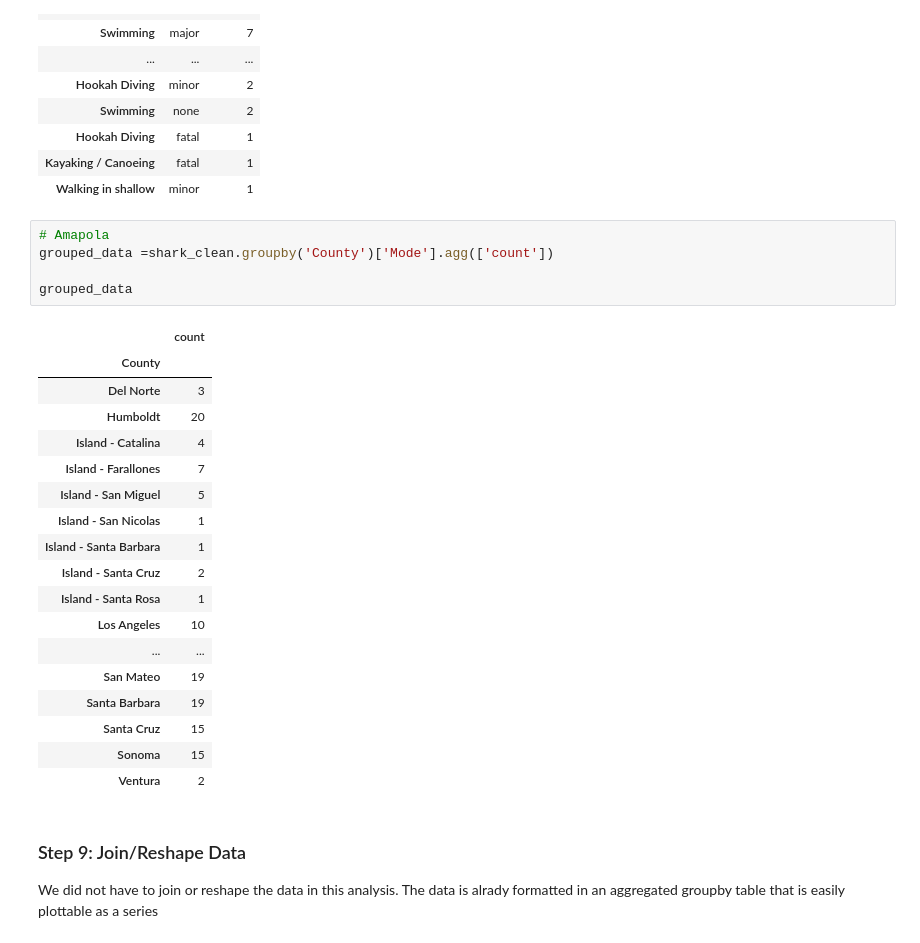
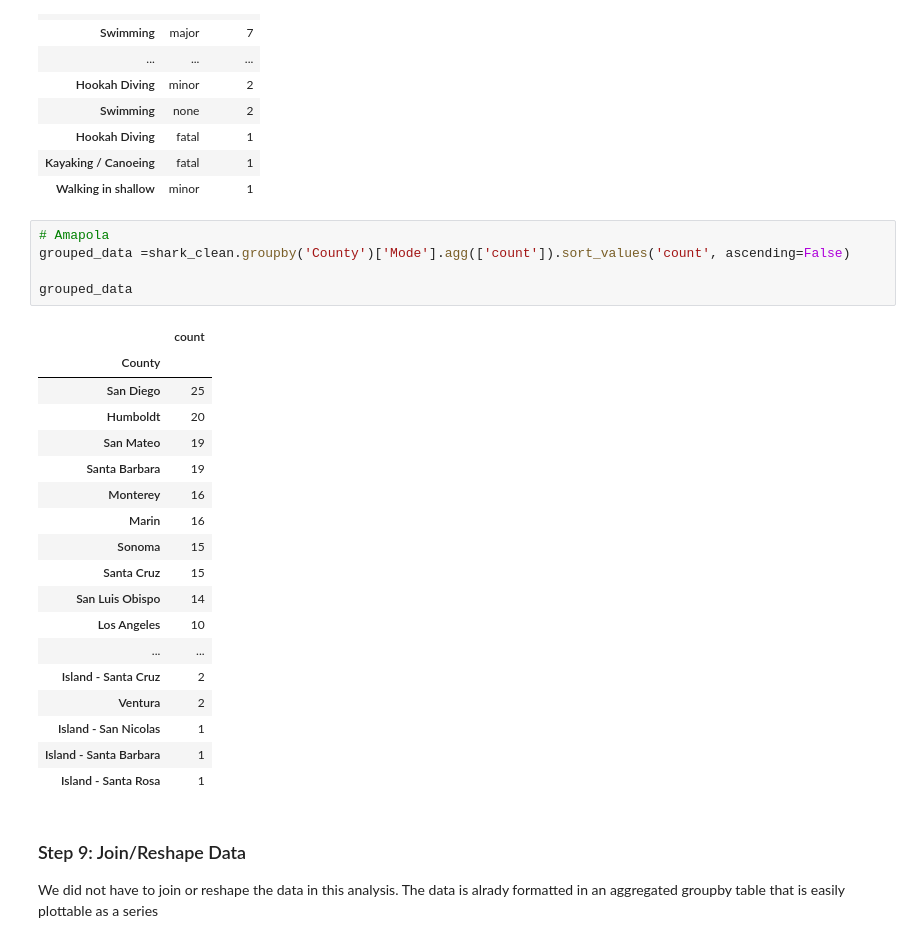
Before and after one commit to cuvlin/eds217_final, a Jupyter notebook: Project_Team_Bruce.ipynb, the cells around one changed output. Cells and saved outputs as stored; diff of their text form.

Commit message:
sorted some values

```diff
--- a/Project_Team_Bruce.ipynb
+++ b/Project_Team_Bruce.ipynb
@@ -148,28 +148,28 @@ injury
 | Walking in shallow | minor | 1 |
 # %%
 # Amapola
-grouped_data =shark_clean.groupby('County')['Mode'].agg(['count'])
+grouped_data =shark_clean.groupby('County')['Mode'].agg(['count']).sort_values('count', ascending=False)
 
 grouped_data
 # %% [output]
 |  | count |
 | County |  |
-| Del Norte | 3 |
+| San Diego | 25 |
 | Humboldt | 20 |
-| Island - Catalina | 4 |
-| Island - Farallones | 7 |
-| Island - San Miguel | 5 |
+| San Mateo | 19 |
+| Santa Barbara | 19 |
+| Monterey | 16 |
+| Marin | 16 |
+| Sonoma | 15 |
+| Santa Cruz | 15 |
+| San Luis Obispo | 14 |
+| Los Angeles | 10 |
+| ... | ... |
+| Island - Santa Cruz | 2 |
+| Ventura | 2 |
 | Island - San Nicolas | 1 |
 | Island - Santa Barbara | 1 |
-| Island - Santa Cruz | 2 |
 | Island - Santa Rosa | 1 |
-| Los Angeles | 10 |
-| ... | ... |
-| San Mateo | 19 |
-| Santa Barbara | 19 |
-| Santa Cruz | 15 |
-| Sonoma | 15 |
-| Ventura | 2 |
 # %% [markdown]
 ### Step 9: Join/Reshape Data
 We did not have to join or reshape the data in this analysis. The data is alrady formatted in an aggregated groupby table that is easily plottable as a series
```
